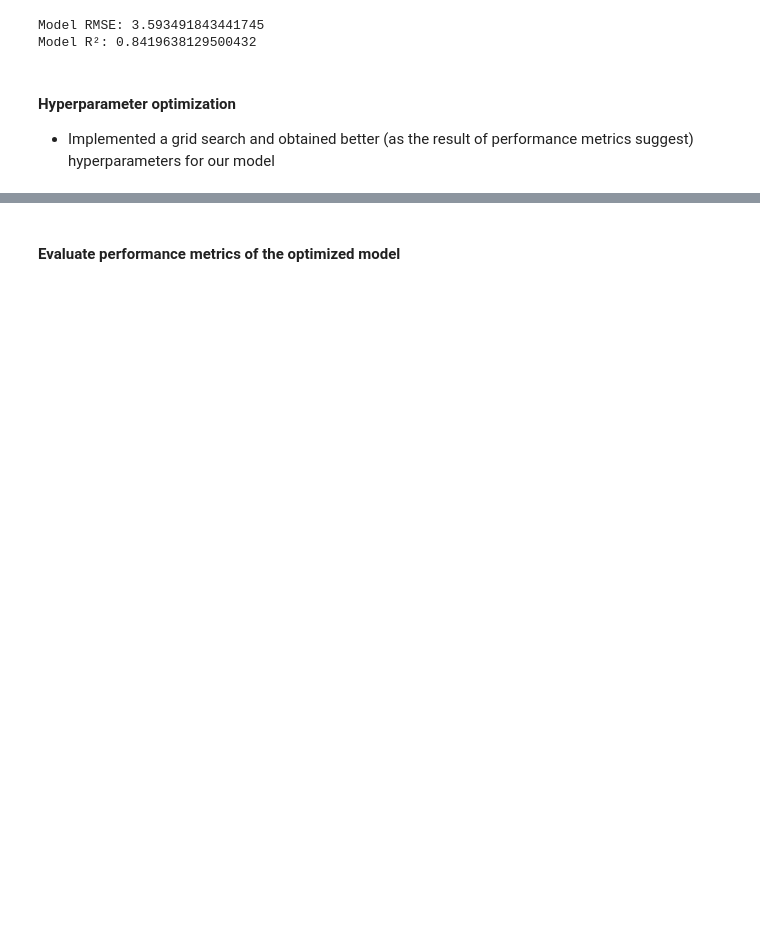
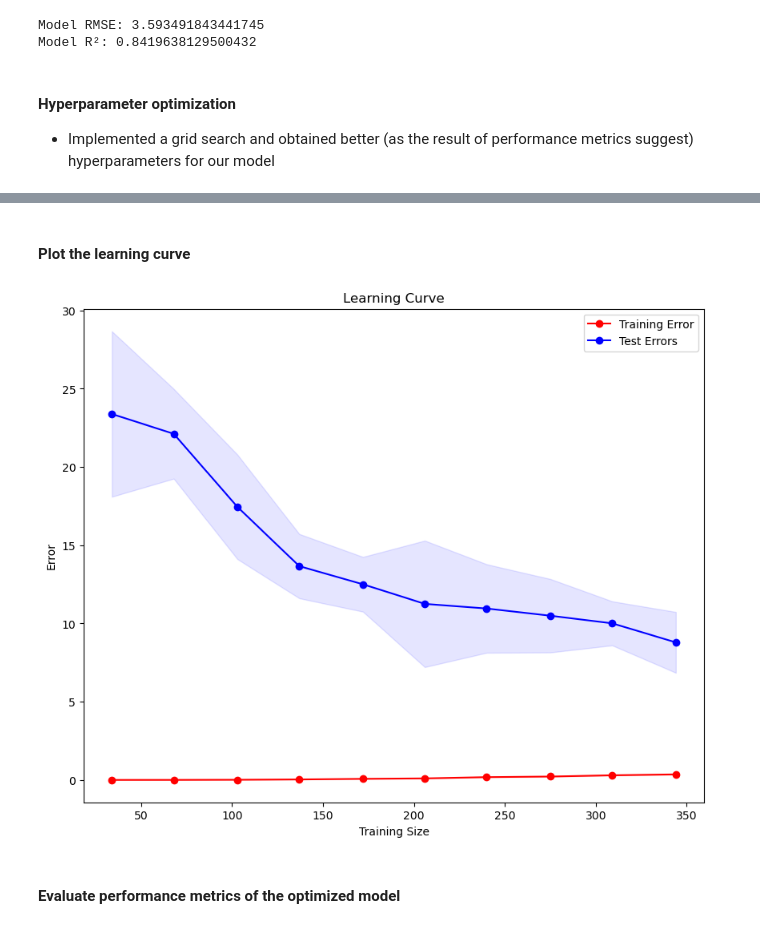
Before and after one commit to canuzdrn/house-price-prediction, a Jupyter notebook: notebooks/model_development.ipynb, the cells around one changed output, grey strips where cells are left out. Cells and saved outputs as stored; diff of their text form; code cells hidden in the pictures; blank space fills up the shorter version.

```diff
--- a/notebooks/model_development.ipynb
+++ b/notebooks/model_development.ipynb
@@ -75,3 +85,31 @@ Best Parameters: {'colsample_bytree': 0.8, 'learning_rate': 0.1, 'max_depth': 3,
+# %% [markdown]
+#### Plot the learning curve
+# %%
+X = np.vstack((X_train, X_test))
+y = np.concatenate((y_train, y_test))
+train_sizes, train_losses, test_losses = learning_curve(
+    best_model, X, y, cv=5, scoring="neg_mean_squared_error", n_jobs=-1, train_sizes=np.linspace(0.1, 1.0, 10)) # 10-20-30...
+
+
+# mean and std calculations for learning curve plotting
+# * -1 from neg_mean_squared_error
+train_scores_mean = -train_losses.mean(axis=1)
+test_scores_mean = -test_losses.mean(axis=1)
+train_scores_std = train_losses.std(axis=1)
+test_scores_std = test_losses.std(axis=1)
+
+plt.figure(figsize=(10,8))
+plt.plot(train_sizes, train_scores_mean, "o-", color="r", label="Training Error")
+plt.plot(train_sizes, test_scores_mean, "o-", color="b", label="Test Errors")
+plt.fill_between(train_sizes, train_scores_mean - train_scores_std, train_scores_mean + train_scores_std, alpha=0.1, color="r")
+plt.fill_between(train_sizes, test_scores_mean - test_scores_std, test_scores_mean + test_scores_std, alpha=0.1, color="b")
+plt.xlabel("Training Size")
+plt.ylabel("Error")
+plt.title("Learning Curve")
+plt.legend(loc = "best")    # loc -> location param, "best" for auto-choice that does not overlap with datapoints
+plt.show()
+# %% [output]
+[figure, added]
 # %% [markdown]
 #### Evaluate performance metrics of the optimized model
 # %%
```
Also changed, not shown: parts of 4 cells of this notebook.
